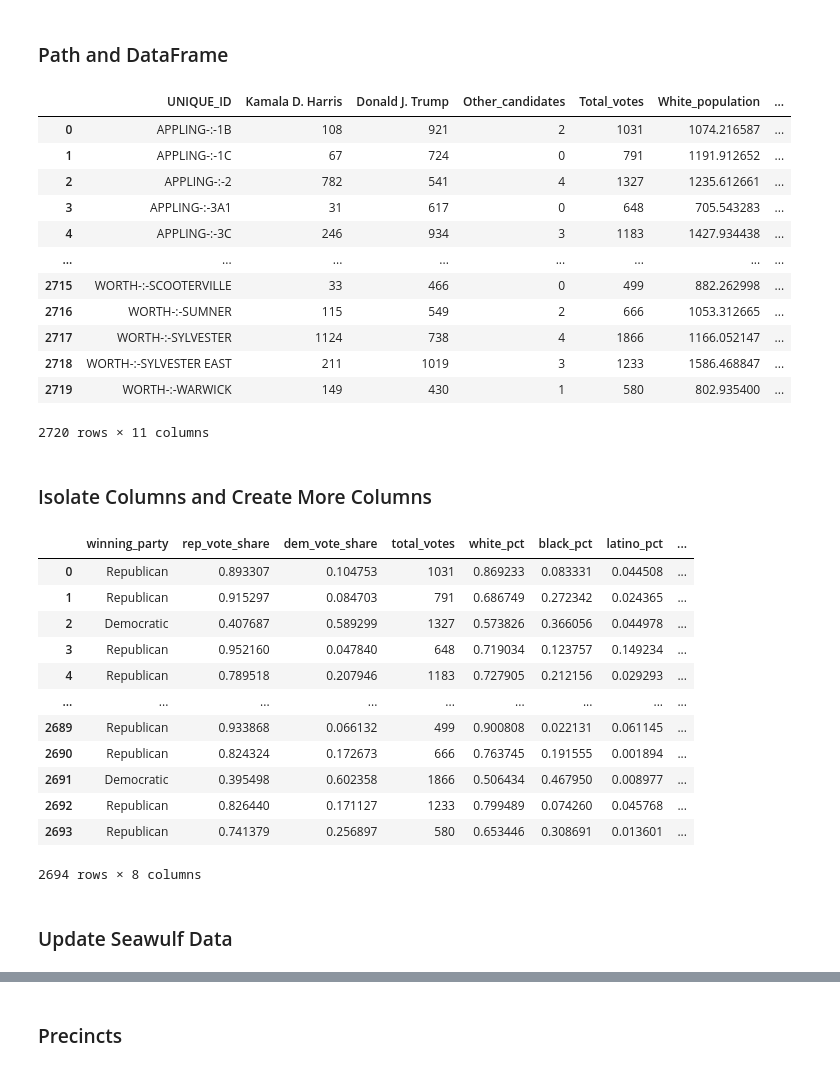
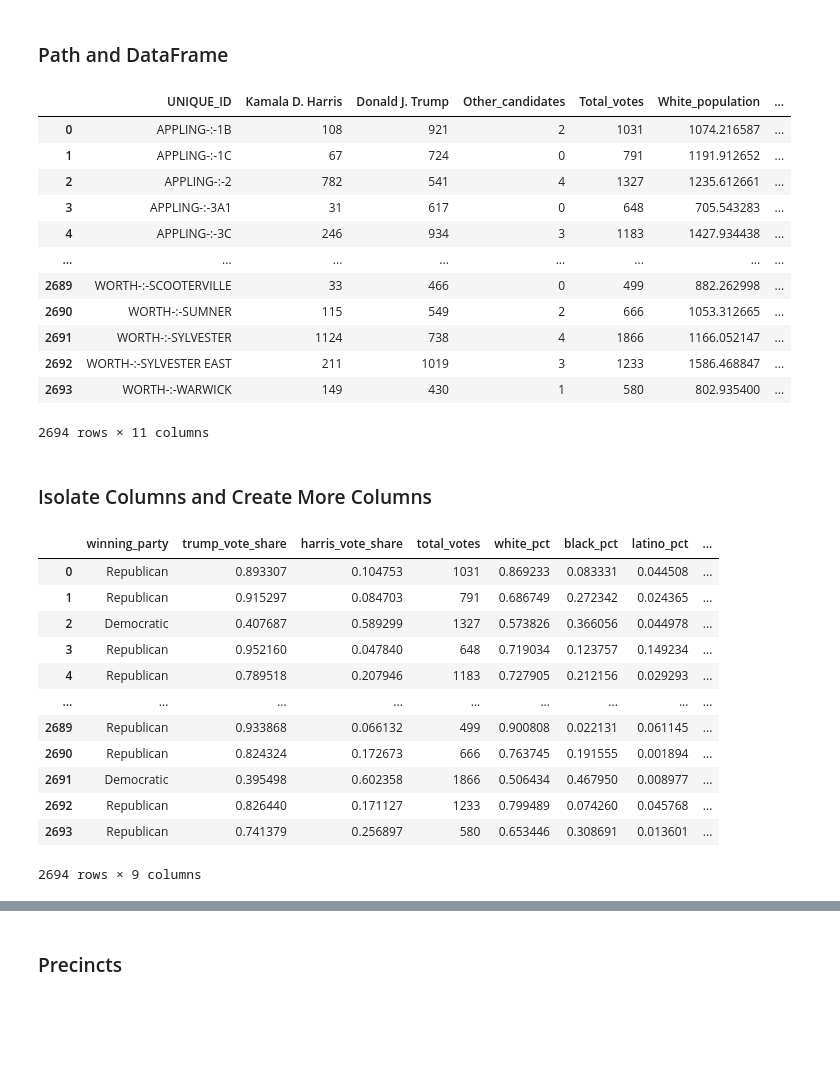
Before and after one commit to CSE416-Rockies/Rockies-VRA-Repeal-Analysis, a Jupyter notebook: preprocessing/Georgia/ga-gingles.ipynb, the cells around one changed output, grey strips where cells are left out. Cells and saved outputs as stored; diff of their text form; code cells hidden in the pictures; blank space fills up the shorter version.

```diff
--- a/preprocessing/Georgia/ga-gingles.ipynb
+++ b/preprocessing/Georgia/ga-gingles.ipynb
@@ -18,3 +11,0 @@ path = '../output/Georgia/models/ei_models.pkl'
-# %%
-with open(path, 'rb') as f:
-    models = dill.load(f)
@@ -58,6 +15,9 @@ sampled_shares
 path = '../output/Georgia/seawulf.csv'
 # %%
 df = pd.read_csv(path)
+df = df[df['Total_votes'] > 0]
+df = df.reset_index()
+df.drop(columns='index', inplace=True)
 df
 # %% [output]
 |  | UNIQUE_ID | Kamala D. Harris | Donald J. Trump | Other_candidates | Total_votes | White_population | ... |
@@ -67,9 +27,9 @@ df
 | 3 | APPLING-:-3A1 | 31 | 617 | 0 | 648 | 705.543283 | ... |
 | 4 | APPLING-:-3C | 246 | 934 | 3 | 1183 | 1427.934438 | ... |
 | ... | ... | ... | ... | ... | ... | ... | ... |
-| 2715 | WORTH-:-SCOOTERVILLE | 33 | 466 | 0 | 499 | 882.262998 | ... |
-| 2716 | WORTH-:-SUMNER | 115 | 549 | 2 | 666 | 1053.312665 | ... |
-| 2717 | WORTH-:-SYLVESTER | 1124 | 738 | 4 | 1866 | 1166.052147 | ... |
-| 2718 | WORTH-:-SYLVESTER EAST | 211 | 1019 | 3 | 1233 | 1586.468847 | ... |
-| 2719 | WORTH-:-WARWICK | 149 | 430 | 1 | 580 | 802.935400 | ... |
+| 2689 | WORTH-:-SCOOTERVILLE | 33 | 466 | 0 | 499 | 882.262998 | ... |
+| 2690 | WORTH-:-SUMNER | 115 | 549 | 2 | 666 | 1053.312665 | ... |
+| 2691 | WORTH-:-SYLVESTER | 1124 | 738 | 4 | 1866 | 1166.052147 | ... |
+| 2692 | WORTH-:-SYLVESTER EAST | 211 | 1019 | 3 | 1233 | 1586.468847 | ... |
+| 2693 | WORTH-:-WARWICK | 149 | 430 | 1 | 580 | 802.935400 | ... |
-2720 rows × 11 columns
+2694 rows × 11 columns
@@ -83,6 +37,8 @@ df.columns = df.columns.str.lower()
 ### Isolate Columns and Create More Columns
 # %%
 def calculate_shares(df):
+    df.columns = df.columns.str.lower()
+
     data = pd.DataFrame()
 
     data['winning_party'] = np.where(
@@ -91,8 +47,8 @@ def calculate_shares(df):
         'Republican'
     )
 
-    data['rep_vote_share'] = df['donald j. trump'] / df['total_votes']
-    data['dem_vote_share'] = df['kamala d. harris'] / df['total_votes']
+    data['trump_vote_share'] = df['donald j. trump'] / df['total_votes']
+    data['harris_vote_share'] = df['kamala d. harris'] / df['total_votes']
     data['total_votes'] = df['total_votes']
 
     for demographic in demographics:
@@ -102,10 +58,11 @@ def calculate_shares(df):
 
     return data
 # %%
-data = calculate_shares(df)
-data
+gingles = calculate_shares(df)
+gingles['id'] = gingles.index + 1
+gingles
 # %% [output]
-|  | winning_party | rep_vote_share | dem_vote_share | total_votes | white_pct | black_pct | latino_pct | ... |
+|  | winning_party | trump_vote_share | harris_vote_share | total_votes | white_pct | black_pct | latino_pct | ... |
 | 0 | Republican | 0.893307 | 0.104753 | 1031 | 0.869233 | 0.083331 | 0.044508 | ... |
 | 1 | Republican | 0.915297 | 0.084703 | 791 | 0.686749 | 0.272342 | 0.024365 | ... |
 | 2 | Democratic | 0.407687 | 0.589299 | 1327 | 0.573826 | 0.366056 | 0.044978 | ... |
@@ -117,6 +74,4 @@ data
 | 2691 | Democratic | 0.395498 | 0.602358 | 1866 | 0.506434 | 0.467950 | 0.008977 | ... |
 | 2692 | Republican | 0.826440 | 0.171127 | 1233 | 0.799489 | 0.074260 | 0.045768 | ... |
 | 2693 | Republican | 0.741379 | 0.256897 | 580 | 0.653446 | 0.308691 | 0.013601 | ... |
-2694 rows × 8 columns
+2694 rows × 9 columns
-# %% [markdown]
-### Update Seawulf Data
```
Also changed, not shown: parts of 21 cells of this notebook, 6 other files.
